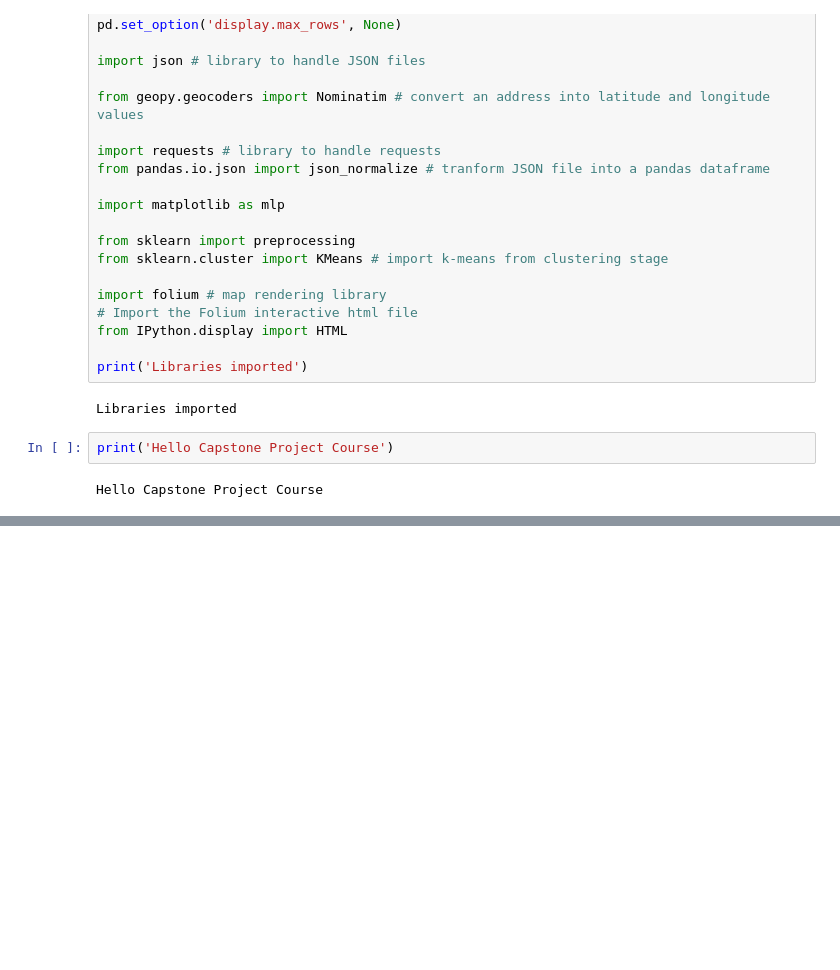
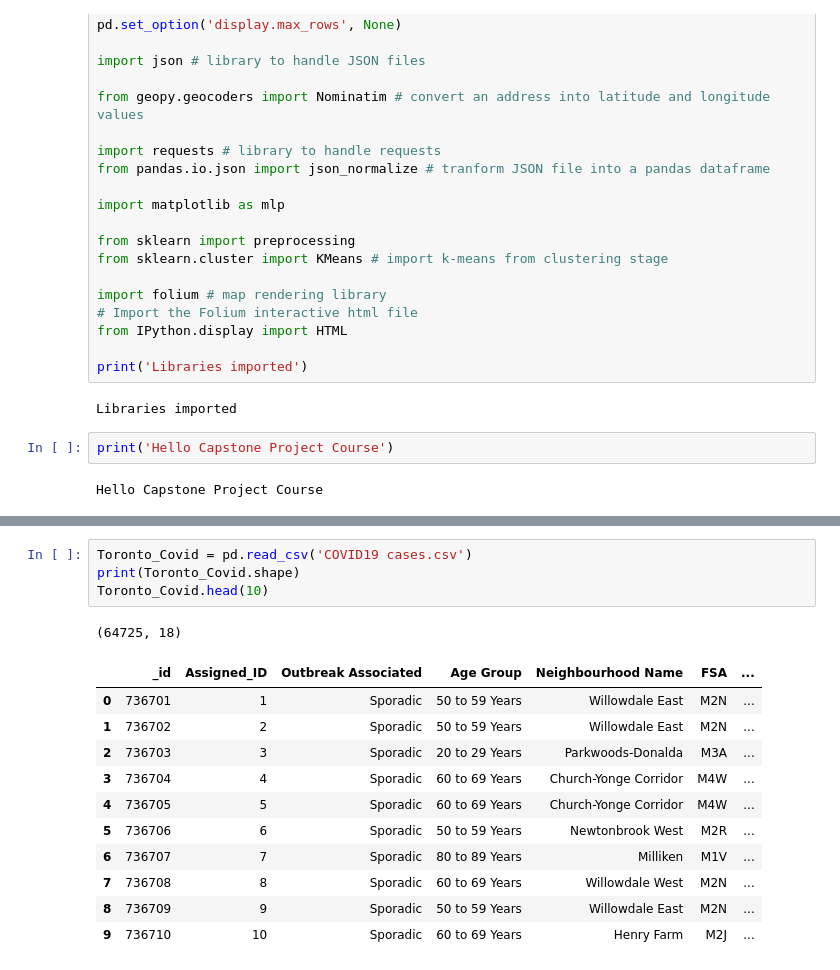
Before and after one commit to KolithaW/coursera-capstone-project, a Jupyter notebook: Coursera_Capstone_Project.ipynb, the cells around one changed output, grey strips where cells are left out. Drawn from its saved outputs; the diff is of its cells as text; blank space fills up the shorter version.

```diff
--- a/Coursera_Capstone_Project.ipynb
+++ b/Coursera_Capstone_Project.ipynb
@@ -42,0 +91,17 @@ HTML('<iframe src=plot_data.html width=700 height=450></iframe>')
+# %%
+Toronto_Covid = pd.read_csv('COVID19 cases.csv')
+print(Toronto_Covid.shape)
+Toronto_Covid.head(10)
+# %% [output]
+(64725, 18)
+|  | _id | Assigned_ID | Outbreak Associated | Age Group | Neighbourhood Name | FSA | ... |
+| 0 | 736701 | 1 | Sporadic | 50 to 59 Years | Willowdale East | M2N | ... |
+| 1 | 736702 | 2 | Sporadic | 50 to 59 Years | Willowdale East | M2N | ... |
+| 2 | 736703 | 3 | Sporadic | 20 to 29 Years | Parkwoods-Donalda | M3A | ... |
+| 3 | 736704 | 4 | Sporadic | 60 to 69 Years | Church-Yonge Corridor | M4W | ... |
+| 4 | 736705 | 5 | Sporadic | 60 to 69 Years | Church-Yonge Corridor | M4W | ... |
+| 5 | 736706 | 6 | Sporadic | 50 to 59 Years | Newtonbrook West | M2R | ... |
+| 6 | 736707 | 7 | Sporadic | 80 to 89 Years | Milliken | M1V | ... |
+| 7 | 736708 | 8 | Sporadic | 60 to 69 Years | Willowdale West | M2N | ... |
+| 8 | 736709 | 9 | Sporadic | 50 to 59 Years | Willowdale East | M2N | ... |
+| 9 | 736710 | 10 | Sporadic | 60 to 69 Years | Henry Farm | M2J | ... |
```
Also changed, not shown: parts of 6 cells of this notebook, 5 other files.
